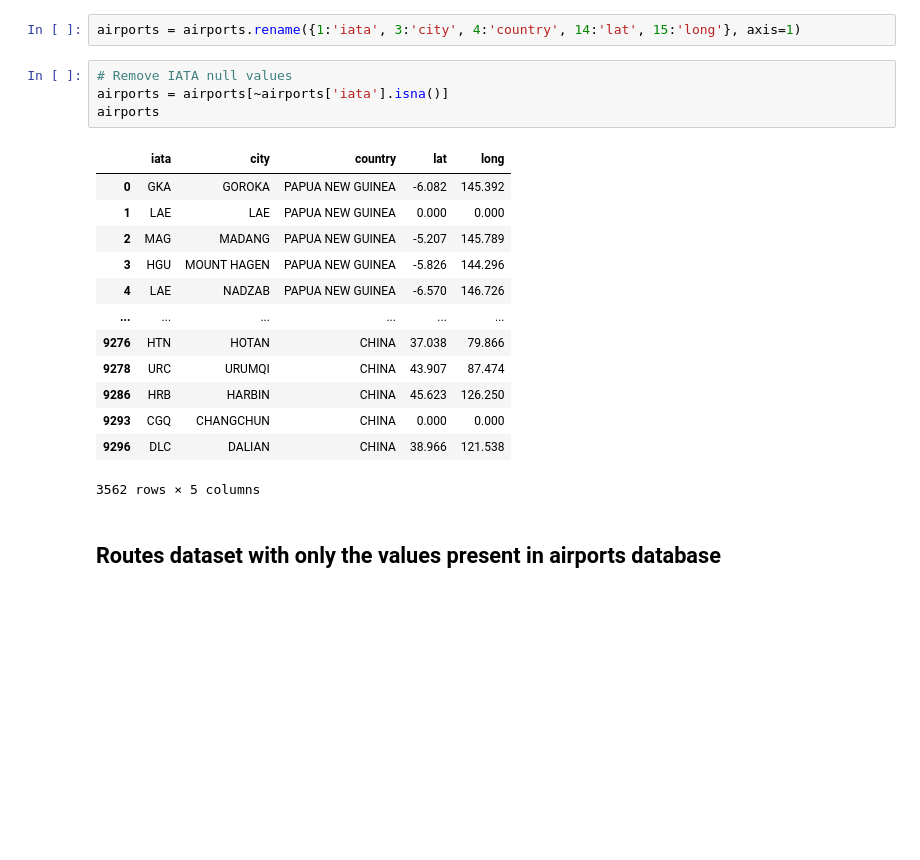
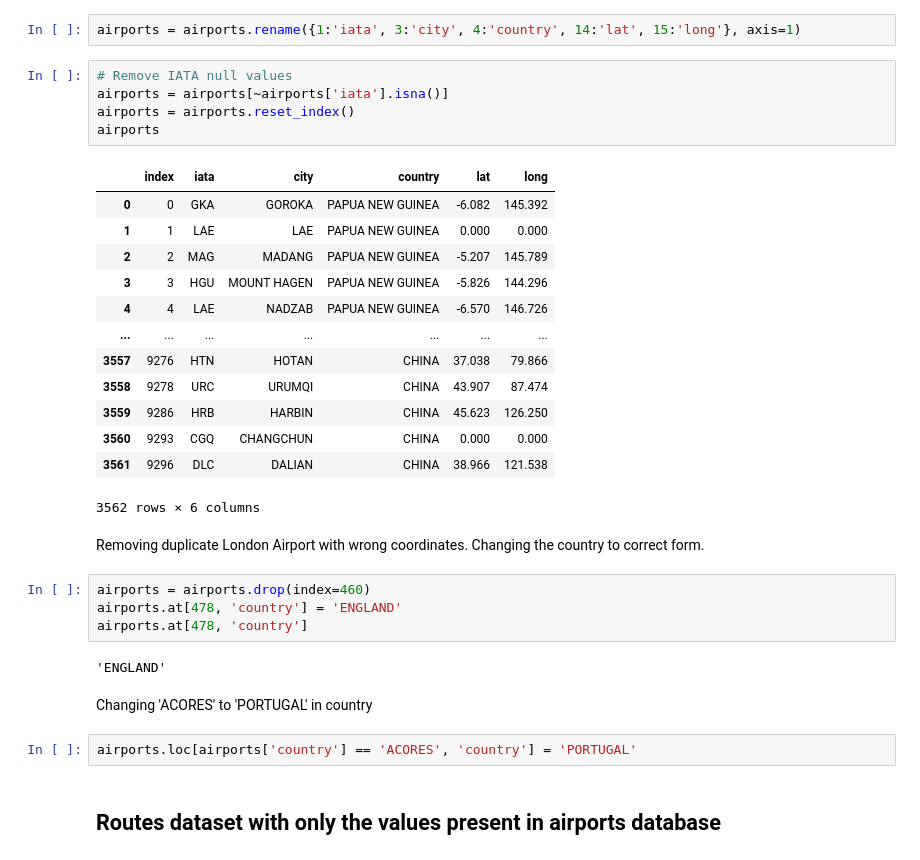
Before and after one commit to smammc/network_science_project, a Jupyter notebook: data_processing.ipynb, the cells around one changed output. Drawn from its saved outputs; the diff is of its cells as text; blank space fills up the shorter version.

```diff
--- a/data_processing.ipynb
+++ b/data_processing.ipynb
@@ -89,21 +89,34 @@ airports = airports.rename({1:'iata', 3:'city', 4:'country', 14:'lat', 15:'long'
 # %%
 # Remove IATA null values
 airports = airports[~airports['iata'].isna()]
+airports = airports.reset_index()
 airports
 # %% [output]
-|  | iata | city | country | lat | long |
-| 0 | GKA | GOROKA | PAPUA NEW GUINEA | -6.082 | 145.392 |
-| 1 | LAE | LAE | PAPUA NEW GUINEA | 0.000 | 0.000 |
-| 2 | MAG | MADANG | PAPUA NEW GUINEA | -5.207 | 145.789 |
-| 3 | HGU | MOUNT HAGEN | PAPUA NEW GUINEA | -5.826 | 144.296 |
-| 4 | LAE | NADZAB | PAPUA NEW GUINEA | -6.570 | 146.726 |
-| ... | ... | ... | ... | ... | ... |
-| 9276 | HTN | HOTAN | CHINA | 37.038 | 79.866 |
-| 9278 | URC | URUMQI | CHINA | 43.907 | 87.474 |
-| 9286 | HRB | HARBIN | CHINA | 45.623 | 126.250 |
-| 9293 | CGQ | CHANGCHUN | CHINA | 0.000 | 0.000 |
-| 9296 | DLC | DALIAN | CHINA | 38.966 | 121.538 |
+|  | index | iata | city | country | lat | long |
+| 0 | 0 | GKA | GOROKA | PAPUA NEW GUINEA | -6.082 | 145.392 |
+| 1 | 1 | LAE | LAE | PAPUA NEW GUINEA | 0.000 | 0.000 |
+| 2 | 2 | MAG | MADANG | PAPUA NEW GUINEA | -5.207 | 145.789 |
+| 3 | 3 | HGU | MOUNT HAGEN | PAPUA NEW GUINEA | -5.826 | 144.296 |
+| 4 | 4 | LAE | NADZAB | PAPUA NEW GUINEA | -6.570 | 146.726 |
+| ... | ... | ... | ... | ... | ... | ... |
+| 3557 | 9276 | HTN | HOTAN | CHINA | 37.038 | 79.866 |
+| 3558 | 9278 | URC | URUMQI | CHINA | 43.907 | 87.474 |
+| 3559 | 9286 | HRB | HARBIN | CHINA | 45.623 | 126.250 |
+| 3560 | 9293 | CGQ | CHANGCHUN | CHINA | 0.000 | 0.000 |
+| 3561 | 9296 | DLC | DALIAN | CHINA | 38.966 | 121.538 |
-3562 rows × 5 columns
+3562 rows × 6 columns
+# %% [markdown]
+Removing duplicate London Airport with wrong coordinates. Changing the country to correct form.
+# %%
+airports = airports.drop(index=460)
+airports.at[478, 'country'] = 'ENGLAND'
+airports.at[478, 'country']
+# %% [output]
+'ENGLAND'
+# %% [markdown]
+Changing 'ACORES' to 'PORTUGAL' in country
+# %%
+airports.loc[airports['country'] == 'ACORES', 'country'] = 'PORTUGAL'
 # %% [markdown]
 ## Routes dataset with only the values present in airports database
 # %%
```
Also changed, not shown: parts of 6 cells of this notebook, 1 other file.
